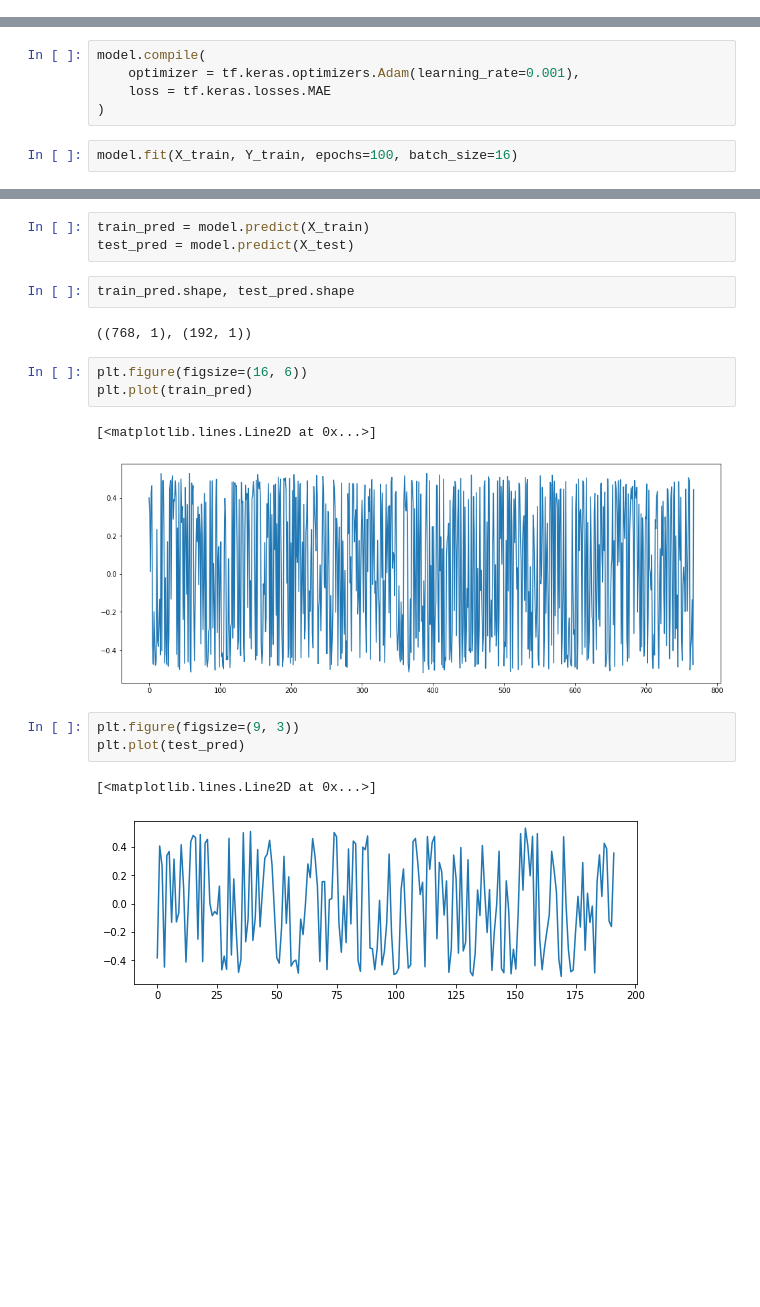
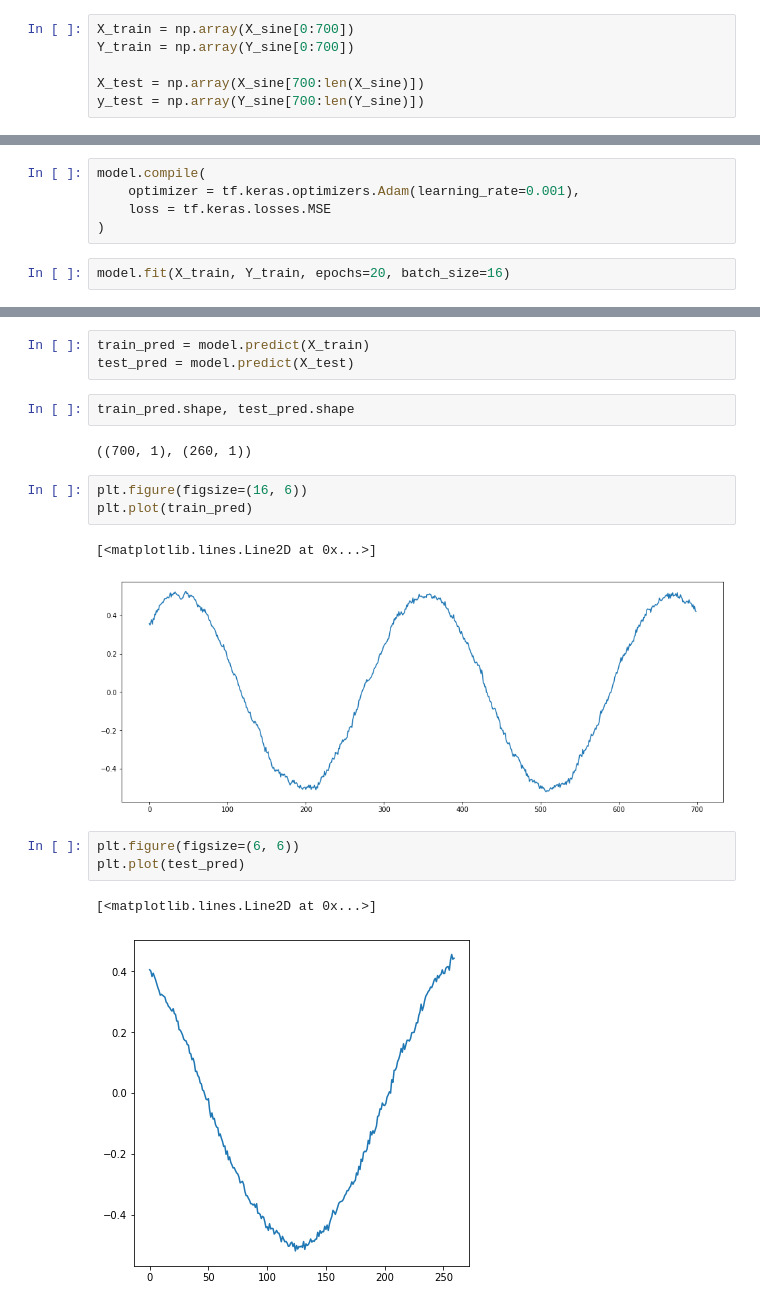
Before and after one commit to MaryamBoneh/DeepLearning-Course, a Jupyter notebook: RNN/Simple_RNN_Regressor.ipynb, the cells around one changed output, grey strips where cells are left out. Drawn from its saved outputs; the diff is of its cells as text; blank space fills up the shorter version.

Commit message:
don't use from train_test_split method

```diff
--- a/RNN/Simple_RNN_Regressor.ipynb
+++ b/RNN/Simple_RNN_Regressor.ipynb
@@ -33,3 +31,9 @@ X_train, X_test, Y_train, Y_test = train_test_split(X_sine, Y_sine, test_size=0.
+# %%
+X_train = np.array(X_sine[0:700])
+Y_train = np.array(Y_sine[0:700])
+
+X_test = np.array(X_sine[700:len(X_sine)])
+y_test = np.array(Y_sine[700:len(Y_sine)])
 # %%
 X_train = X_train[..., np.newaxis]
 X_test = X_test[..., np.newaxis]
@@ -41,8 +45,8 @@ model = tf.keras.models.Sequential([
 # %%
 model.compile(
     optimizer = tf.keras.optimizers.Adam(learning_rate=0.001),
-    loss = tf.keras.losses.MAE
+    loss = tf.keras.losses.MSE
 )
 # %%
-model.fit(X_train, Y_train, epochs=100, batch_size=16)
+model.fit(X_train, Y_train, epochs=20, batch_size=16)
 # %% [output]
@@ -75,16 +79,16 @@ test_pred = model.predict(X_test)
 # %%
 train_pred.shape, test_pred.shape
 # %% [output]
-((768, 1), (192, 1))
+((700, 1), (260, 1))
 # %%
 plt.figure(figsize=(16, 6))
 plt.plot(train_pred)
 # %% [output]
 [<matplotlib.lines.Line2D at 0x...>]
-[figure, old version]
+[figure, new version]
 # %%
-plt.figure(figsize=(9, 3))
+plt.figure(figsize=(6, 6))
 plt.plot(test_pred)
 # %% [output]
 [<matplotlib.lines.Line2D at 0x...>]
-[figure, old version]
+[figure, new version]
```
Also changed, not shown: parts of 4 cells of this notebook.
